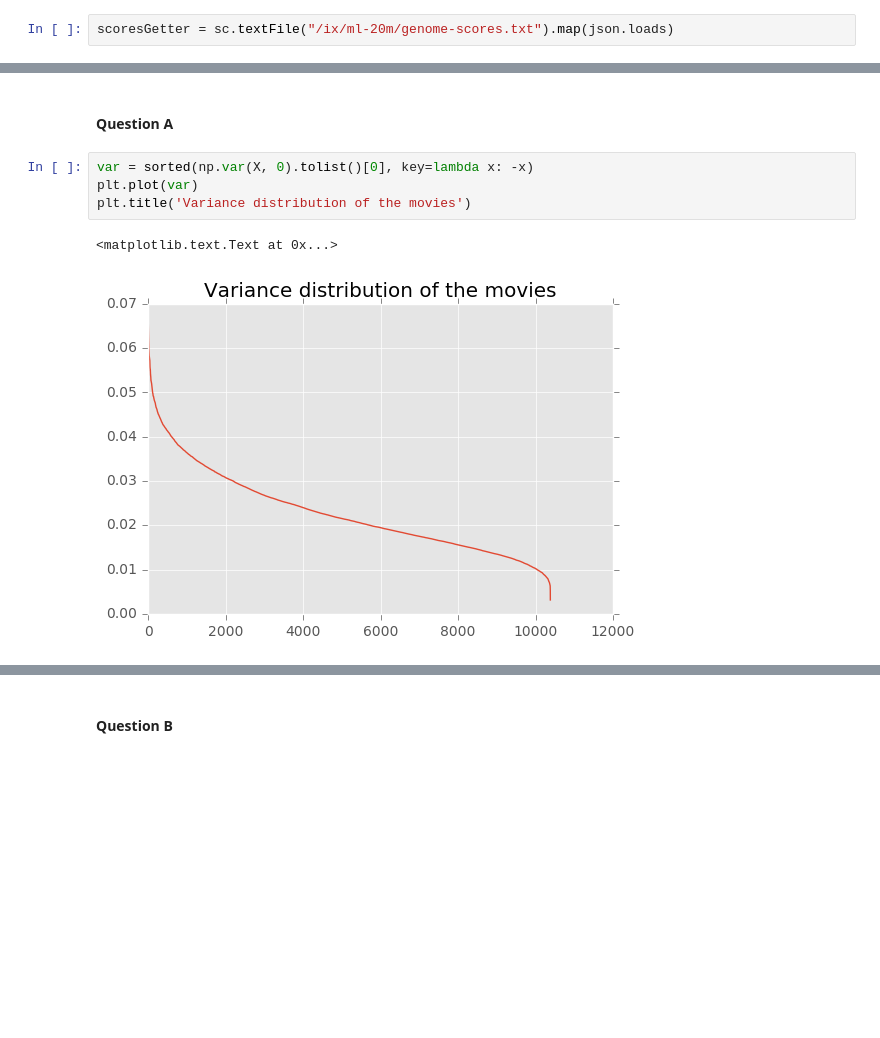
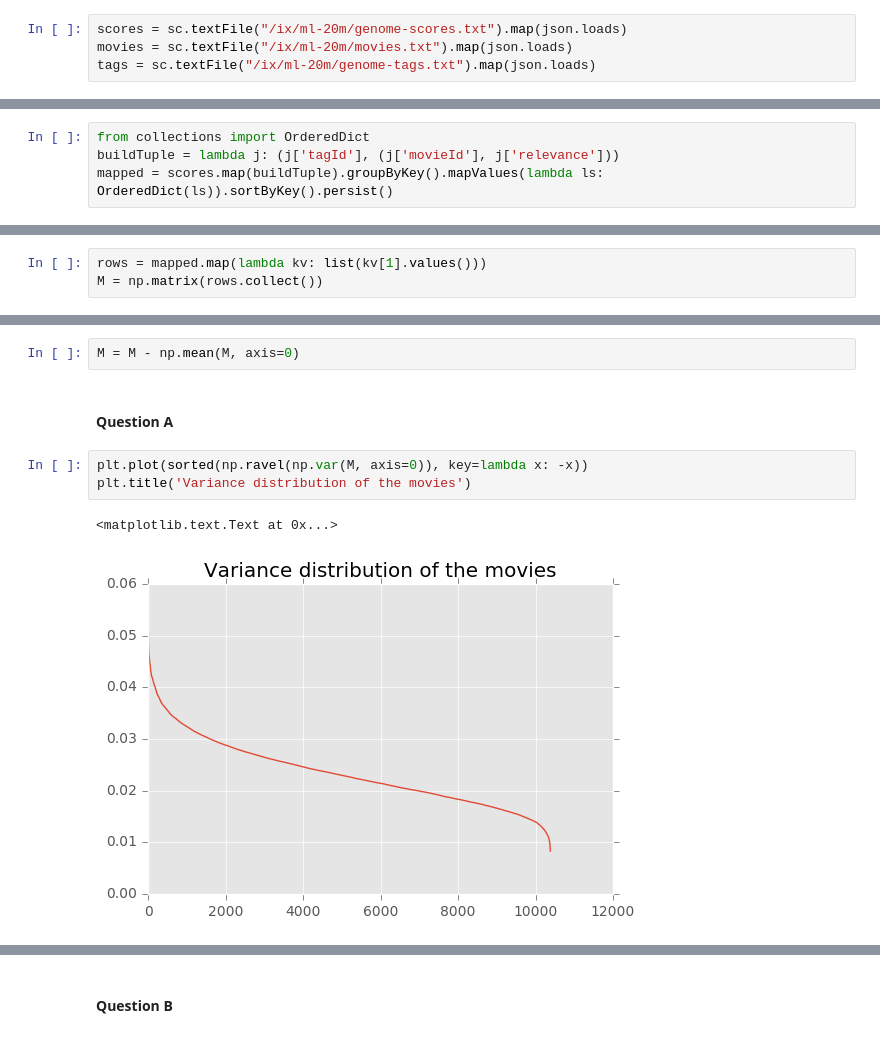
Before and after one commit to jeanbaptistebeau/Internet-Analytics-Notebooks, a Jupyter notebook: lab3/lab3-dimred.ipynb, the cells around one changed output, grey strips where cells are left out. Saved outputs shown, nothing was run; the diff lists cells and outputs as text; blank space fills up the shorter version.

```diff
--- a/lab3/lab3-dimred.ipynb
+++ b/lab3/lab3-dimred.ipynb
@@ -34,2 +24,4 @@ movies = dict(moviesGetter.map(itemgetter("movieId", "title")).collect())
 # %%
-scoresGetter = sc.textFile("/ix/ml-20m/genome-scores.txt").map(json.loads)
+scores = sc.textFile("/ix/ml-20m/genome-scores.txt").map(json.loads)
+movies = sc.textFile("/ix/ml-20m/movies.txt").map(json.loads)
+tags = sc.textFile("/ix/ml-20m/genome-tags.txt").map(json.loads)
@@ -86,0 +30,4 @@ Xcentered = X - meanX
+# %%
+from collections import OrderedDict
+buildTuple = lambda j: (j['tagId'], (j['movieId'], j['relevance']))
+mapped = scores.map(buildTuple).groupByKey().mapValues(lambda ls: OrderedDict(ls)).sortByKey().persist()
@@ -86,0 +53,3 @@ Xcentered = X - meanX
+# %%
+rows = mapped.map(lambda kv: list(kv[1].values()))
+M = np.matrix(rows.collect())
@@ -91,10 +66,11 @@ X.shape
+# %%
+M = M - np.mean(M, axis=0)
 # %% [markdown]
 #### Question A
 # %%
-var = sorted(np.var(X, 0).tolist()[0], key=lambda x: -x)
-plt.plot(var)
+plt.plot(sorted(np.ravel(np.var(M, axis=0)), key=lambda x: -x))
 plt.title('Variance distribution of the movies')
 # %% [output]
 <matplotlib.text.Text at 0x...>
-[figure, old version]
+[figure, new version]
 # %%
```
Also changed, not shown: parts of 60 cells of this notebook.
